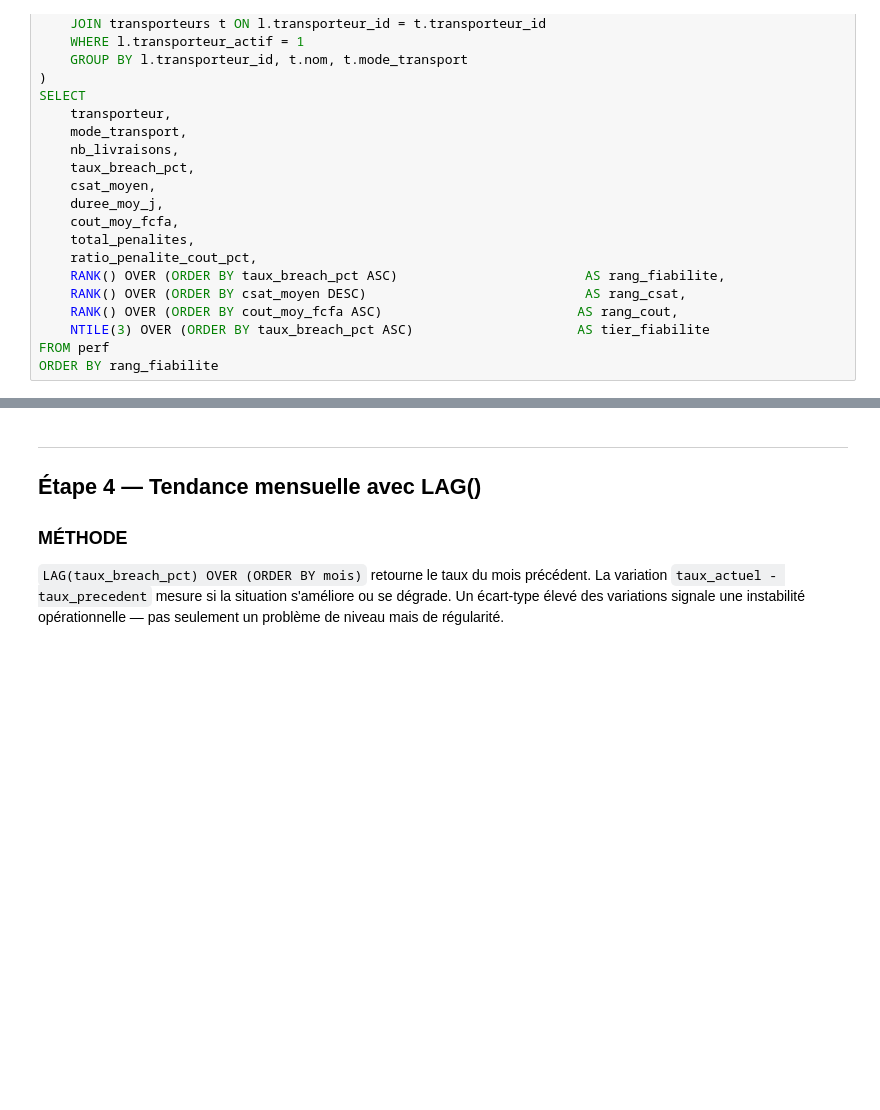
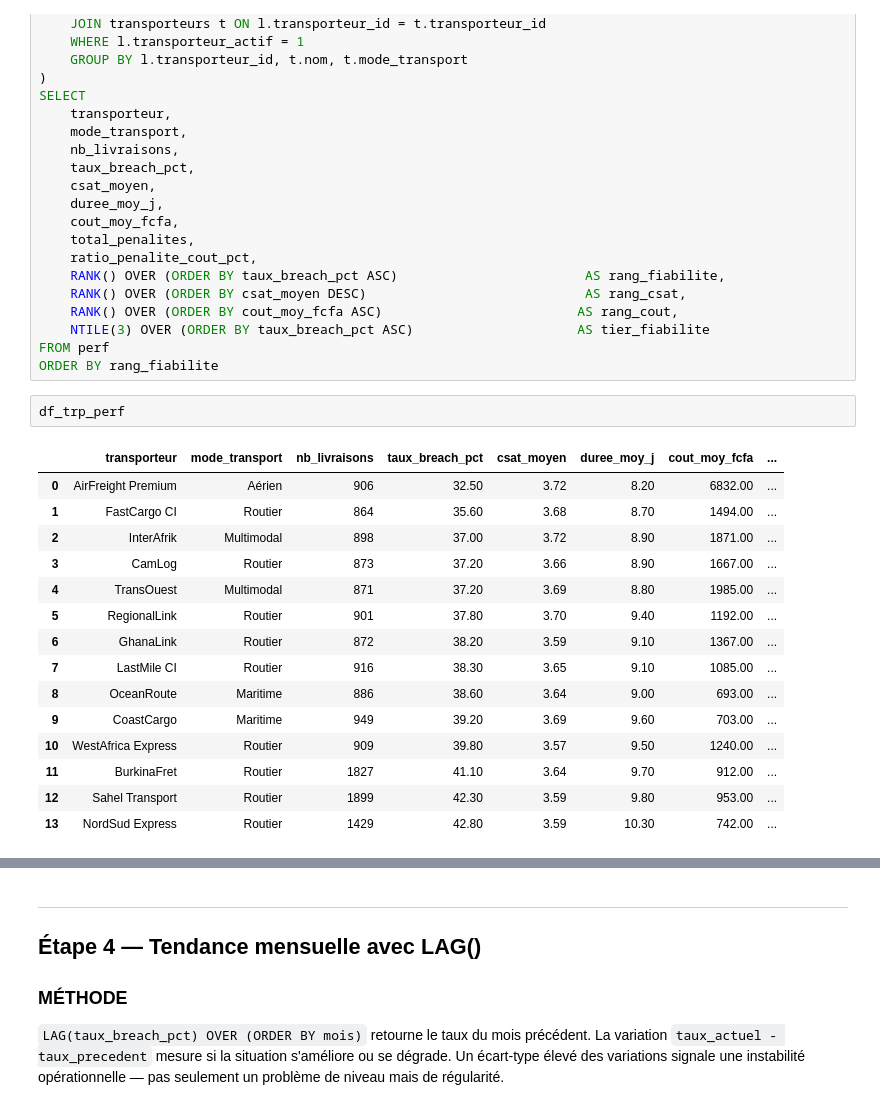
Before and after one commit to dataprojectlabs/DataProjectLab-projects, a Jupyter notebook: projets/logitrack_analytics/corrige/nb3_logitrack_solution.ipynb, the cells around one changed output, grey strips where cells are left out. Saved outputs shown, nothing was run; the diff lists cells and outputs as text; blank space fills up the shorter version.

```diff
--- a/projets/logitrack_analytics/corrige/nb3_logitrack_solution.ipynb
+++ b/projets/logitrack_analytics/corrige/nb3_logitrack_solution.ipynb
@@ -243,4 +337,22 @@ SELECT
     NTILE(3) OVER (ORDER BY taux_breach_pct ASC)                     AS tier_fiabilite
 FROM perf
 ORDER BY rang_fiabilite
+# %%
+df_trp_perf
+# %% [output]
+|  | transporteur | mode_transport | nb_livraisons | taux_breach_pct | csat_moyen | duree_moy_j | cout_moy_fcfa | ... |
+| 0 | AirFreight Premium | Aérien | 906 | 32.50 | 3.72 | 8.20 | 6832.00 | ... |
+| 1 | FastCargo CI | Routier | 864 | 35.60 | 3.68 | 8.70 | 1494.00 | ... |
+| 2 | InterAfrik | Multimodal | 898 | 37.00 | 3.72 | 8.90 | 1871.00 | ... |
+| 3 | CamLog | Routier | 873 | 37.20 | 3.66 | 8.90 | 1667.00 | ... |
+| 4 | TransOuest | Multimodal | 871 | 37.20 | 3.69 | 8.80 | 1985.00 | ... |
+| 5 | RegionalLink | Routier | 901 | 37.80 | 3.70 | 9.40 | 1192.00 | ... |
+| 6 | GhanaLink | Routier | 872 | 38.20 | 3.59 | 9.10 | 1367.00 | ... |
+| 7 | LastMile CI | Routier | 916 | 38.30 | 3.65 | 9.10 | 1085.00 | ... |
+| 8 | OceanRoute | Maritime | 886 | 38.60 | 3.64 | 9.00 | 693.00 | ... |
+| 9 | CoastCargo | Maritime | 949 | 39.20 | 3.69 | 9.60 | 703.00 | ... |
+| 10 | WestAfrica Express | Routier | 909 | 39.80 | 3.57 | 9.50 | 1240.00 | ... |
+| 11 | BurkinaFret | Routier | 1827 | 41.10 | 3.64 | 9.70 | 912.00 | ... |
+| 12 | Sahel Transport | Routier | 1899 | 42.30 | 3.59 | 9.80 | 953.00 | ... |
+| 13 | NordSud Express | Routier | 1429 | 42.80 | 3.59 | 10.30 | 742.00 | ... |
 # %% [markdown]
```
Also changed, not shown: parts of 25 cells of this notebook, 28 other files.
